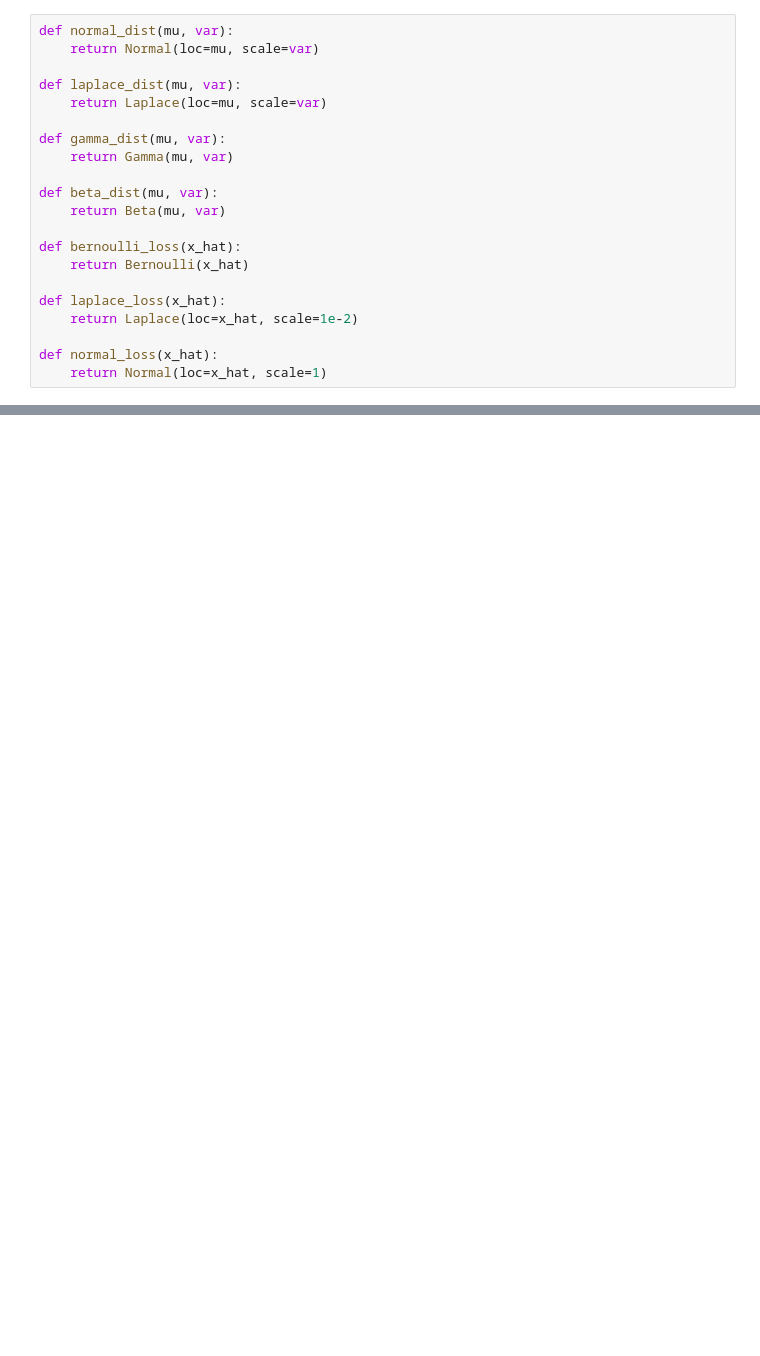
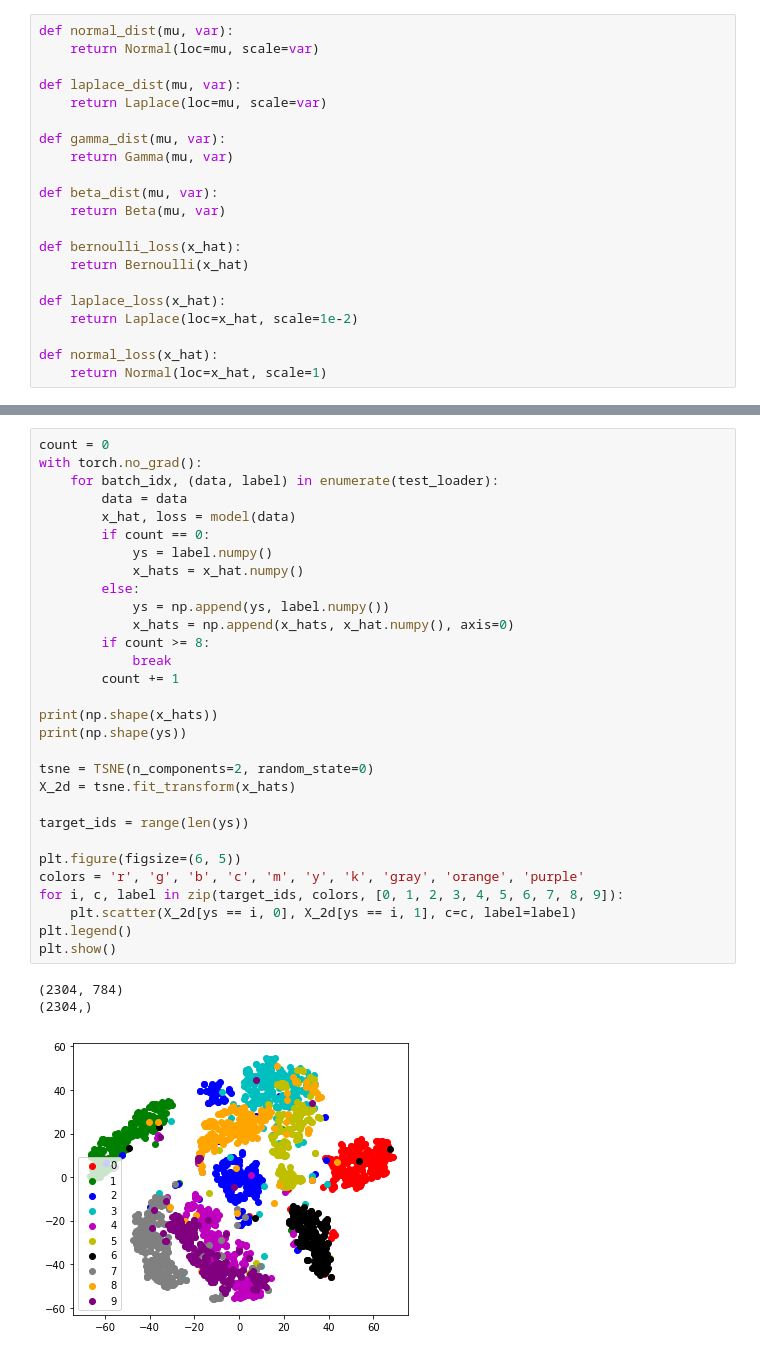
Before and after one commit to TimO96/VAE-for-Medical-Imaging, a Jupyter notebook: MNIST_LIN_CONV.ipynb, the cells around one changed output, grey strips where cells are left out. Cells and saved outputs as stored; diff of their text form; blank space fills up the shorter version.

```diff
--- a/MNIST_LIN_CONV.ipynb
+++ b/MNIST_LIN_CONV.ipynb
@@ -350,0 +362,34 @@ array([0. , 0.1, 0.2, 0.3, 0.4, 0.5, 0.6, 0.7, 0.8, 0.9])
+# %%
+count = 0
+with torch.no_grad():
+    for batch_idx, (data, label) in enumerate(test_loader):
+        data = data
+        x_hat, loss = model(data)
+        if count == 0:
+            ys = label.numpy()
+            x_hats = x_hat.numpy()
+        else:
+            ys = np.append(ys, label.numpy())
+            x_hats = np.append(x_hats, x_hat.numpy(), axis=0)
+        if count >= 8:
+            break
+        count += 1
+
+print(np.shape(x_hats))
+print(np.shape(ys))
+
+tsne = TSNE(n_components=2, random_state=0)
+X_2d = tsne.fit_transform(x_hats)
+
+target_ids = range(len(ys))
+
+plt.figure(figsize=(6, 5))
+colors = 'r', 'g', 'b', 'c', 'm', 'y', 'k', 'gray', 'orange', 'purple'
+for i, c, label in zip(target_ids, colors, [0, 1, 2, 3, 4, 5, 6, 7, 8, 9]):
+    plt.scatter(X_2d[ys == i, 0], X_2d[ys == i, 1], c=c, label=label)
+plt.legend()
+plt.show()
+# %% [output]
+(2304, 784)
+(2304,)
+[figure, added]
```
Also changed, not shown: parts of 8 cells of this notebook.
